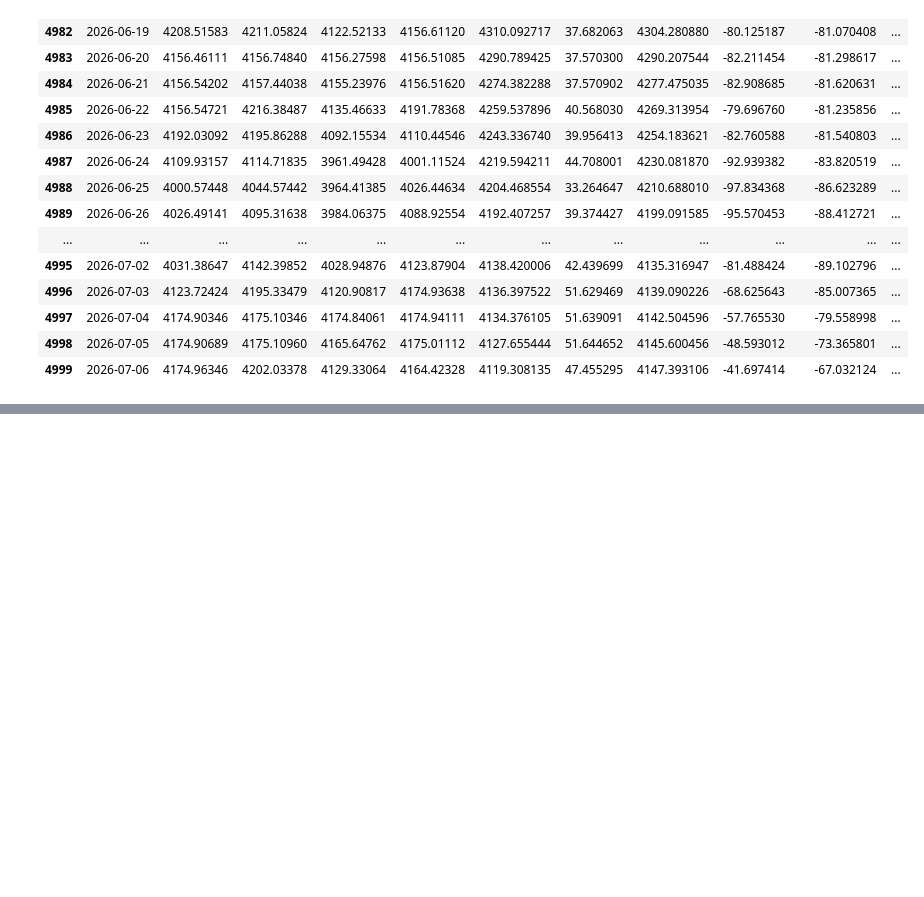
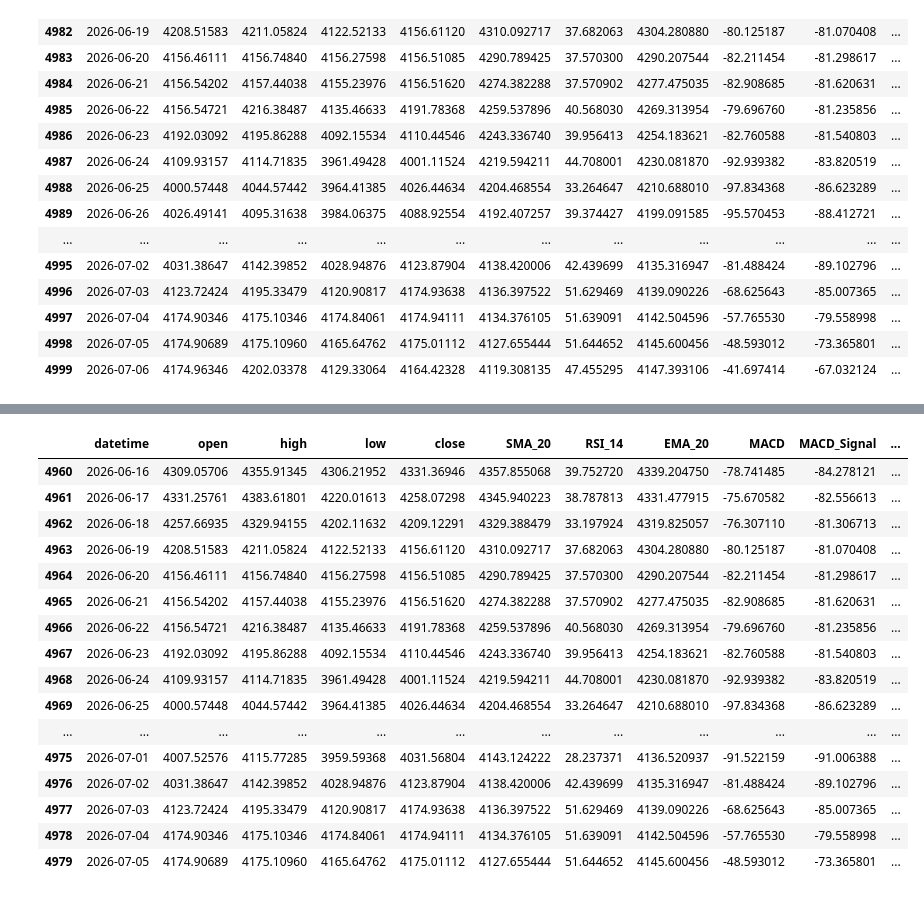
Before and after one commit to Krisiekk/market-prediction-pipeline, a Jupyter notebook: notebooks/exploration.ipynb, the cells around one changed output, grey strips where cells are left out. Cells and saved outputs as stored; diff of their text form; code cells hidden in the pictures; blank space fills up the shorter version.

```diff
--- a/notebooks/exploration.ipynb
+++ b/notebooks/exploration.ipynb
@@ -78,0 +97,29 @@ df.tail(20)
+# %%
+import src.features.build_features as build_features_module
+
+importlib.reload(build_features_module)
+
+df = pd.read_csv(DATA_RAW_DIR / "xauusd_daily.csv")
+df["datetime"] = pd.to_datetime(df["datetime"])
+
+df = build_features_module.build_features(df)
+
+df.tail(20)
+# %% [output]
+|  | datetime | open | high | low | close | SMA_20 | RSI_14 | EMA_20 | MACD | MACD_Signal | ... |
+| 4960 | 2026-06-16 | 4309.05706 | 4355.91345 | 4306.21952 | 4331.36946 | 4357.855068 | 39.752720 | 4339.204750 | -78.741485 | -84.278121 | ... |
+| 4961 | 2026-06-17 | 4331.25761 | 4383.61801 | 4220.01613 | 4258.07298 | 4345.940223 | 38.787813 | 4331.477915 | -75.670582 | -82.556613 | ... |
+| 4962 | 2026-06-18 | 4257.66935 | 4329.94155 | 4202.11632 | 4209.12291 | 4329.388479 | 33.197924 | 4319.825057 | -76.307110 | -81.306713 | ... |
+| 4963 | 2026-06-19 | 4208.51583 | 4211.05824 | 4122.52133 | 4156.61120 | 4310.092717 | 37.682063 | 4304.280880 | -80.125187 | -81.070408 | ... |
+| 4964 | 2026-06-20 | 4156.46111 | 4156.74840 | 4156.27598 | 4156.51085 | 4290.789425 | 37.570300 | 4290.207544 | -82.211454 | -81.298617 | ... |
+| 4965 | 2026-06-21 | 4156.54202 | 4157.44038 | 4155.23976 | 4156.51620 | 4274.382288 | 37.570902 | 4277.475035 | -82.908685 | -81.620631 | ... |
+| 4966 | 2026-06-22 | 4156.54721 | 4216.38487 | 4135.46633 | 4191.78368 | 4259.537896 | 40.568030 | 4269.313954 | -79.696760 | -81.235856 | ... |
+| 4967 | 2026-06-23 | 4192.03092 | 4195.86288 | 4092.15534 | 4110.44546 | 4243.336740 | 39.956413 | 4254.183621 | -82.760588 | -81.540803 | ... |
+| 4968 | 2026-06-24 | 4109.93157 | 4114.71835 | 3961.49428 | 4001.11524 | 4219.594211 | 44.708001 | 4230.081870 | -92.939382 | -83.820519 | ... |
+| 4969 | 2026-06-25 | 4000.57448 | 4044.57442 | 3964.41385 | 4026.44634 | 4204.468554 | 33.264647 | 4210.688010 | -97.834368 | -86.623289 | ... |
+| ... | ... | ... | ... | ... | ... | ... | ... | ... | ... | ... | ... |
+| 4975 | 2026-07-01 | 4007.52576 | 4115.77285 | 3959.59368 | 4031.56804 | 4143.124222 | 28.237371 | 4136.520937 | -91.522159 | -91.006388 | ... |
+| 4976 | 2026-07-02 | 4031.38647 | 4142.39852 | 4028.94876 | 4123.87904 | 4138.420006 | 42.439699 | 4135.316947 | -81.488424 | -89.102796 | ... |
+| 4977 | 2026-07-03 | 4123.72424 | 4195.33479 | 4120.90817 | 4174.93638 | 4136.397522 | 51.629469 | 4139.090226 | -68.625643 | -85.007365 | ... |
+| 4978 | 2026-07-04 | 4174.90346 | 4175.10346 | 4174.84061 | 4174.94111 | 4134.376105 | 51.639091 | 4142.504596 | -57.765530 | -79.558998 | ... |
+| 4979 | 2026-07-05 | 4174.90689 | 4175.10960 | 4165.64762 | 4175.01112 | 4127.655444 | 51.644652 | 4145.600456 | -48.593012 | -73.365801 | ... |
```
Also changed, not shown: parts of 3 cells of this notebook, 2 other files.
